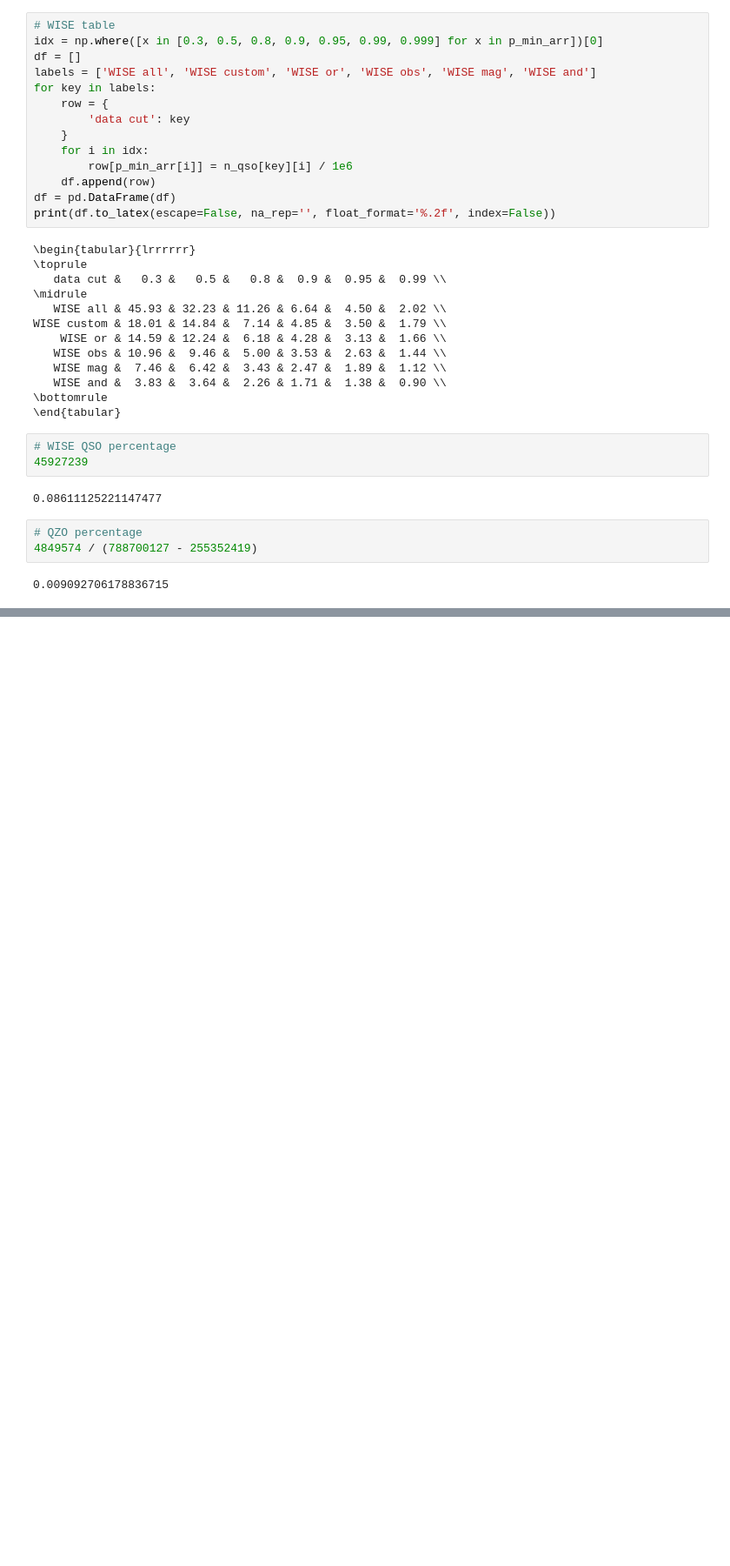
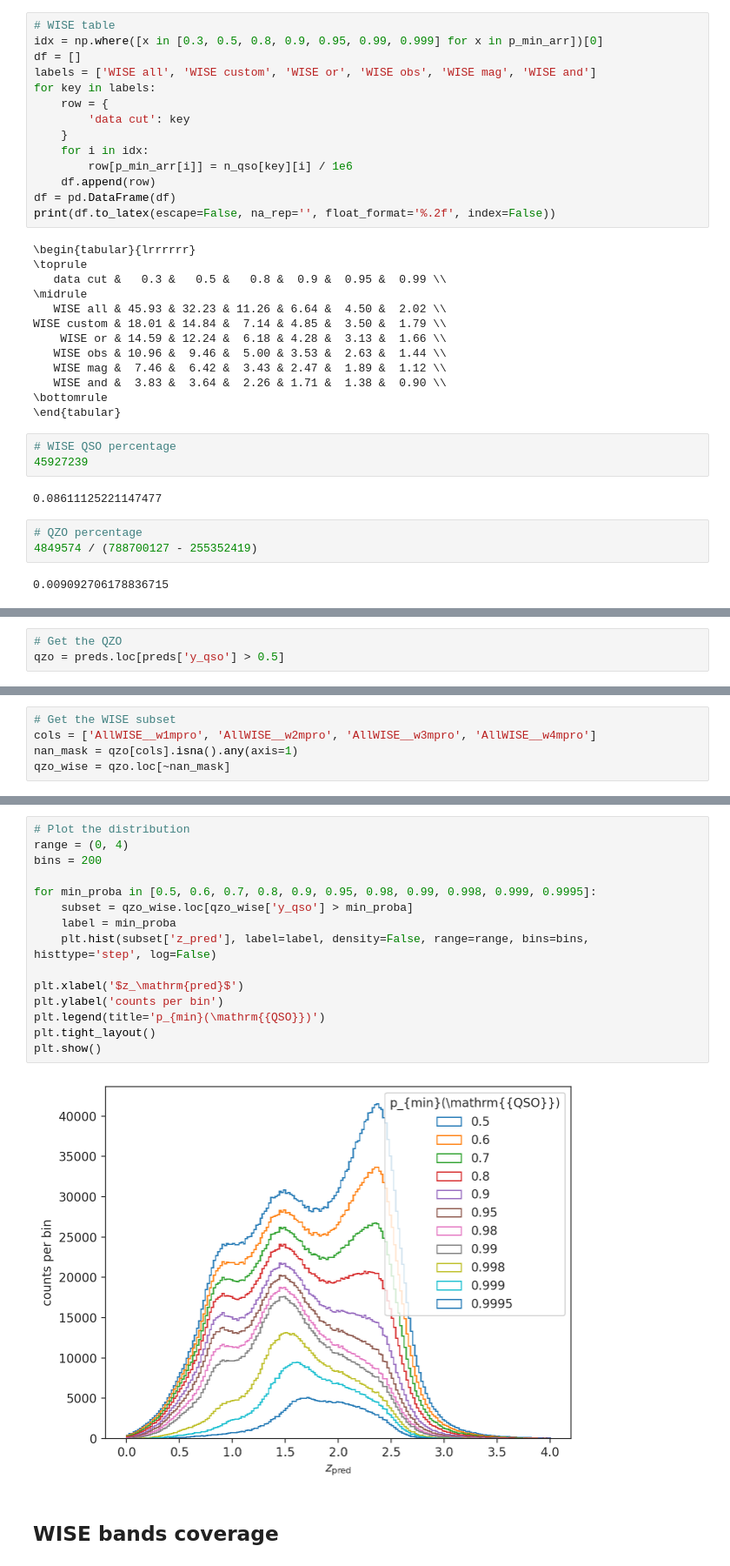
Before and after one commit to snakoneczny/ztf-agn, a Jupyter notebook: notebooks/catalog_DR20.ipynb, the cells around one changed output, grey strips where cells are left out. Shown at 87% size. Drawn from its saved outputs; the diff is of its cells as text; blank space fills up the shorter version.

```diff
--- a/notebooks/catalog_DR20.ipynb
+++ b/notebooks/catalog_DR20.ipynb
@@ -1099,0 +1308,3 @@ WISE custom & 18.01 & 14.84 &  7.14 & 4.85 &  3.50 &  1.79 \\
+# %%
+# Get the QZO
+qzo = preds.loc[preds['y_qso'] > 0.5]
@@ -1099,0 +1315,5 @@ WISE custom & 18.01 & 14.84 &  7.14 & 4.85 &  3.50 &  1.79 \\
+# %%
+# Get the WISE subset
+cols = ['AllWISE__w1mpro', 'AllWISE__w2mpro', 'AllWISE__w3mpro', 'AllWISE__w4mpro']
+nan_mask = qzo[cols].isna().any(axis=1)
+qzo_wise = qzo.loc[~nan_mask]
@@ -1099,0 +1331,19 @@ WISE custom & 18.01 & 14.84 &  7.14 & 4.85 &  3.50 &  1.79 \\
+# %%
+# Plot the distribution
+range = (0, 4)
+bins = 200
+
+for min_proba in [0.5, 0.6, 0.7, 0.8, 0.9, 0.95, 0.98, 0.99, 0.998, 0.999, 0.9995]:
+    subset = qzo_wise.loc[qzo_wise['y_qso'] > min_proba]
+    label = min_proba
+    plt.hist(subset['z_pred'], label=label, density=False, range=range, bins=bins, histtype='step', log=False)
+
+plt.xlabel('$z_\mathrm{pred}$')
+plt.ylabel('counts per bin')
+plt.legend(title='p_{min}(\mathrm{{QSO}})')
+plt.tight_layout()
+plt.show()
+# %% [output]
+[figure, added]
+# %% [markdown]
+## WISE bands coverage
```
Also changed, not shown: parts of 65 cells of this notebook, 4 other files.
